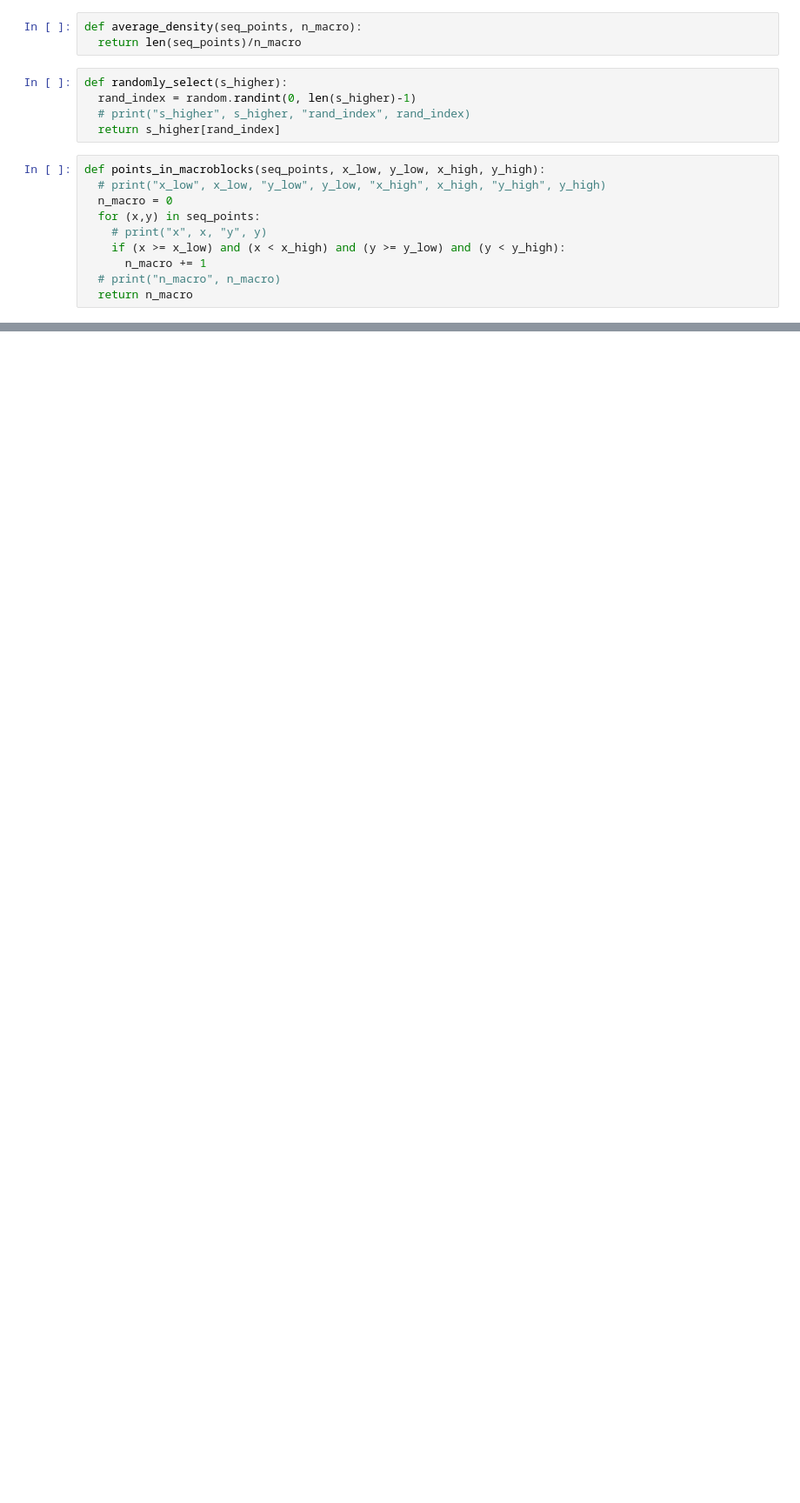
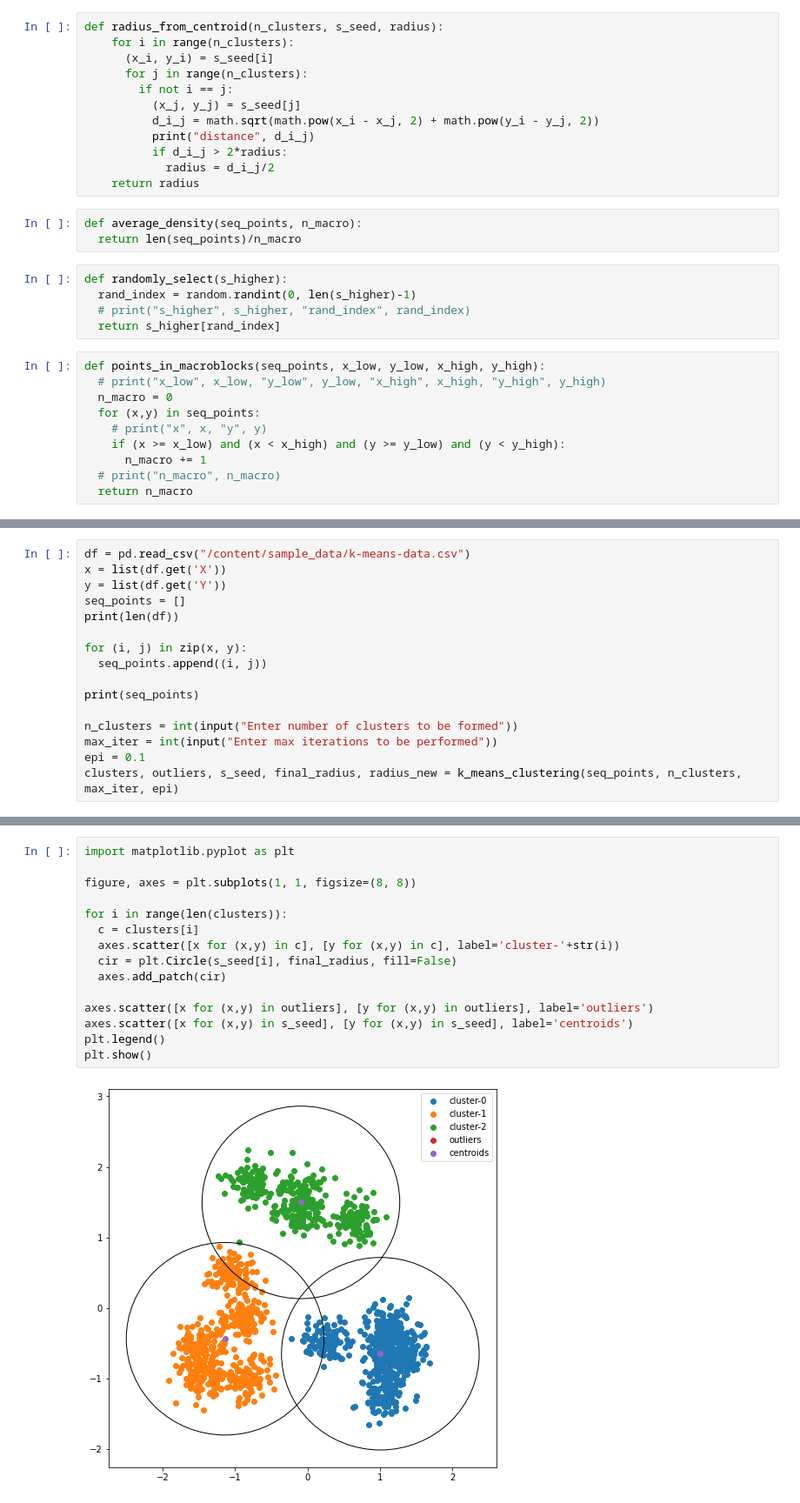
Before and after one commit to saitejadasari/notebooks, a Jupyter notebook: K_means.ipynb, the cells around one changed output, grey strips where cells are left out. Shown at 87% size. Saved outputs shown, nothing was run; the diff lists cells and outputs as text; blank space fills up the shorter version.

Commit message:
k means with plots

```diff
--- a/K_means.ipynb
+++ b/K_means.ipynb
@@ -56,6 +49,18 @@ def generate_seed_points(seq_points, n_clusters):
 
   print("radius", radius)
   return (s_seed, radius)
+# %%
+def radius_from_centroid(n_clusters, s_seed, radius):
+    for i in range(n_clusters):
+      (x_i, y_i) = s_seed[i]
+      for j in range(n_clusters):
+        if not i == j:
+          (x_j, y_j) = s_seed[j]
+          d_i_j = math.sqrt(math.pow(x_i - x_j, 2) + math.pow(y_i - y_j, 2))
+          print("distance", d_i_j)
+          if d_i_j > 2*radius:
+            radius = d_i_j/2
+    return radius
 # %%
 def average_density(seq_points, n_macro):
   return len(seq_points)/n_macro
@@ -131,0 +203,16 @@ def k_means_clustering(seq_points, n_clusters, max_iter, epi):
+# %%
+df = pd.read_csv("/content/sample_data/k-means-data.csv")
+x = list(df.get('X'))
+y = list(df.get('Y'))
+seq_points = []
+print(len(df))
+
+for (i, j) in zip(x, y):
+  seq_points.append((i, j))
+
+print(seq_points)
+
+n_clusters = int(input("Enter number of clusters to be formed"))
+max_iter = int(input("Enter max iterations to be performed"))
+epi = 0.1
+clusters, outliers, s_seed, final_radius, radius_new = k_means_clustering(seq_points, n_clusters, max_iter, epi)
@@ -131,0 +238,17 @@ def k_means_clustering(seq_points, n_clusters, max_iter, epi):
+# %%
+import matplotlib.pyplot as plt
+
+figure, axes = plt.subplots(1, 1, figsize=(8, 8))
+
+for i in range(len(clusters)):
+  c = clusters[i]
+  axes.scatter([x for (x,y) in c], [y for (x,y) in c], label='cluster-'+str(i))
+  cir = plt.Circle(s_seed[i], final_radius, fill=False)
+  axes.add_patch(cir)
+
+axes.scatter([x for (x,y) in outliers], [y for (x,y) in outliers], label='outliers')
+axes.scatter([x for (x,y) in s_seed], [y for (x,y) in s_seed], label='centroids')
+plt.legend()
+plt.show()
+# %% [output]
+[figure, added]
```
Also changed, not shown: parts of 11 cells of this notebook.
